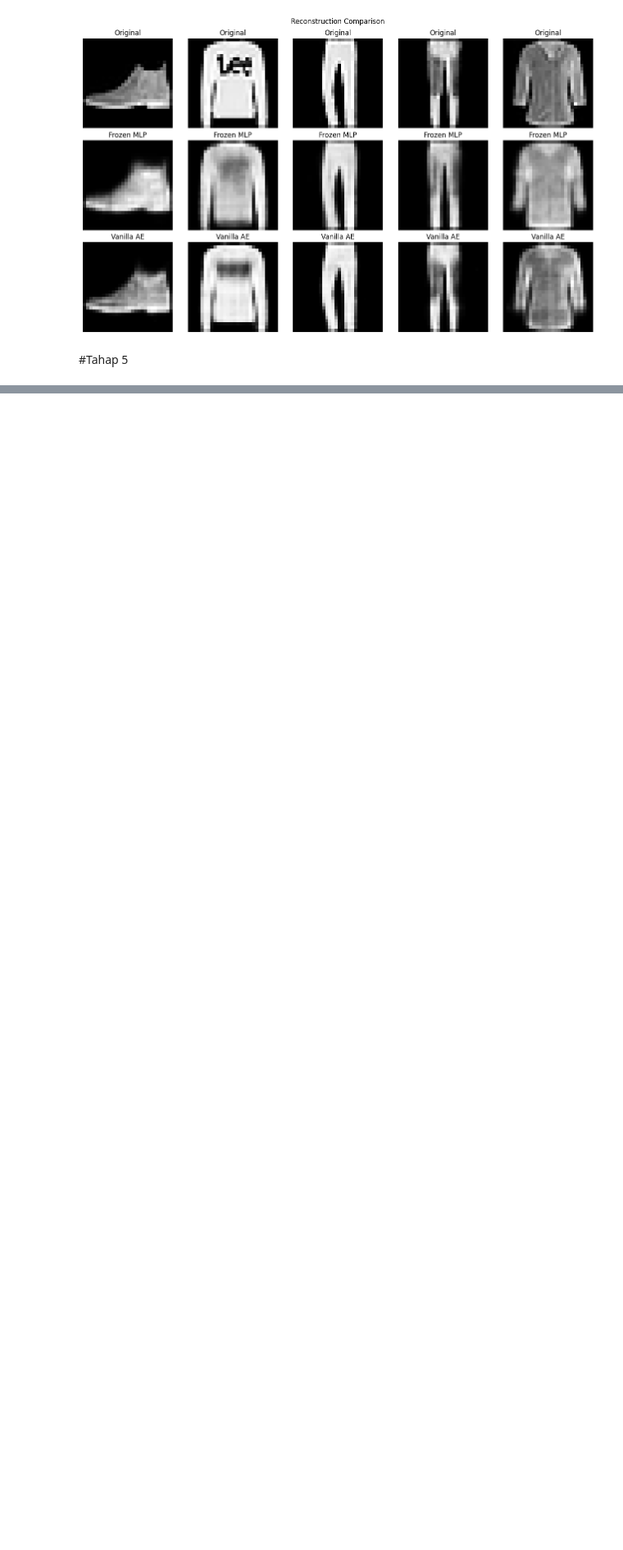
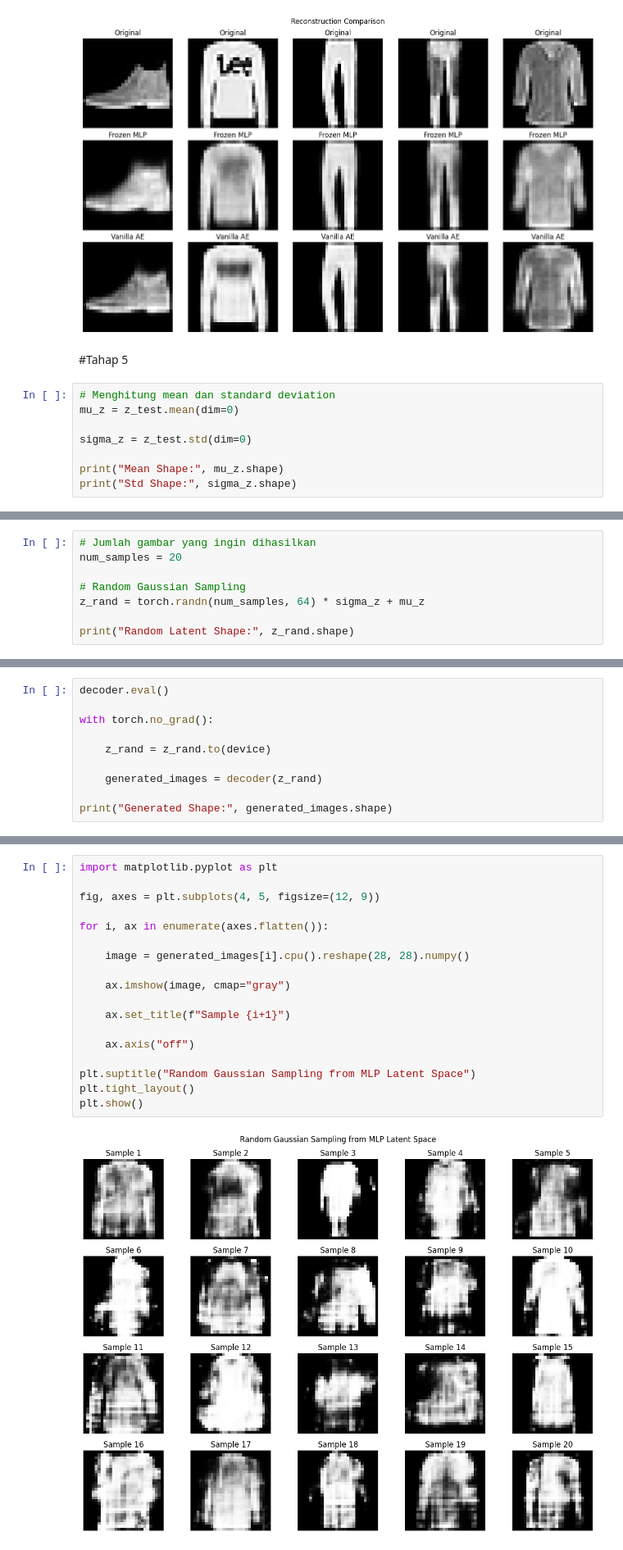
Before and after one commit to aong2hehms/DL_Session7, a Jupyter notebook: Tugas_DL.ipynb, the cells around one changed output, grey strips where cells are left out. Shown at 82% size. Saved outputs shown, nothing was run; the diff lists cells and outputs as text; blank space fills up the shorter version.

```diff
--- a/Tugas_DL.ipynb
+++ b/Tugas_DL.ipynb
@@ -622,3 +622,11 @@ plt.show()
 [figure]
 # %% [markdown]
 #Tahap 5
+# %%
+# Menghitung mean dan standard deviation
+mu_z = z_test.mean(dim=0)
+
+sigma_z = z_test.std(dim=0)
+
+print("Mean Shape:", mu_z.shape)
+print("Std Shape:", sigma_z.shape)
@@ -624,0 +636,8 @@ plt.show()
+# %%
+# Jumlah gambar yang ingin dihasilkan
+num_samples = 20
+
+# Random Gaussian Sampling
+z_rand = torch.randn(num_samples, 64) * sigma_z + mu_z
+
+print("Random Latent Shape:", z_rand.shape)
@@ -624,0 +646,10 @@ plt.show()
+# %%
+decoder.eval()
+
+with torch.no_grad():
+
+    z_rand = z_rand.to(device)
+
+    generated_images = decoder(z_rand)
+
+print("Generated Shape:", generated_images.shape)
@@ -624,0 +658,20 @@ plt.show()
+# %%
+import matplotlib.pyplot as plt
+
+fig, axes = plt.subplots(4, 5, figsize=(12, 9))
+
+for i, ax in enumerate(axes.flatten()):
+
+    image = generated_images[i].cpu().reshape(28, 28).numpy()
+
+    ax.imshow(image, cmap="gray")
+
+    ax.set_title(f"Sample {i+1}")
+
+    ax.axis("off")
+
+plt.suptitle("Random Gaussian Sampling from MLP Latent Space")
+plt.tight_layout()
+plt.show()
+# %% [output]
+[figure, added]
```
Also changed, not shown: parts of 4 cells of this notebook.
